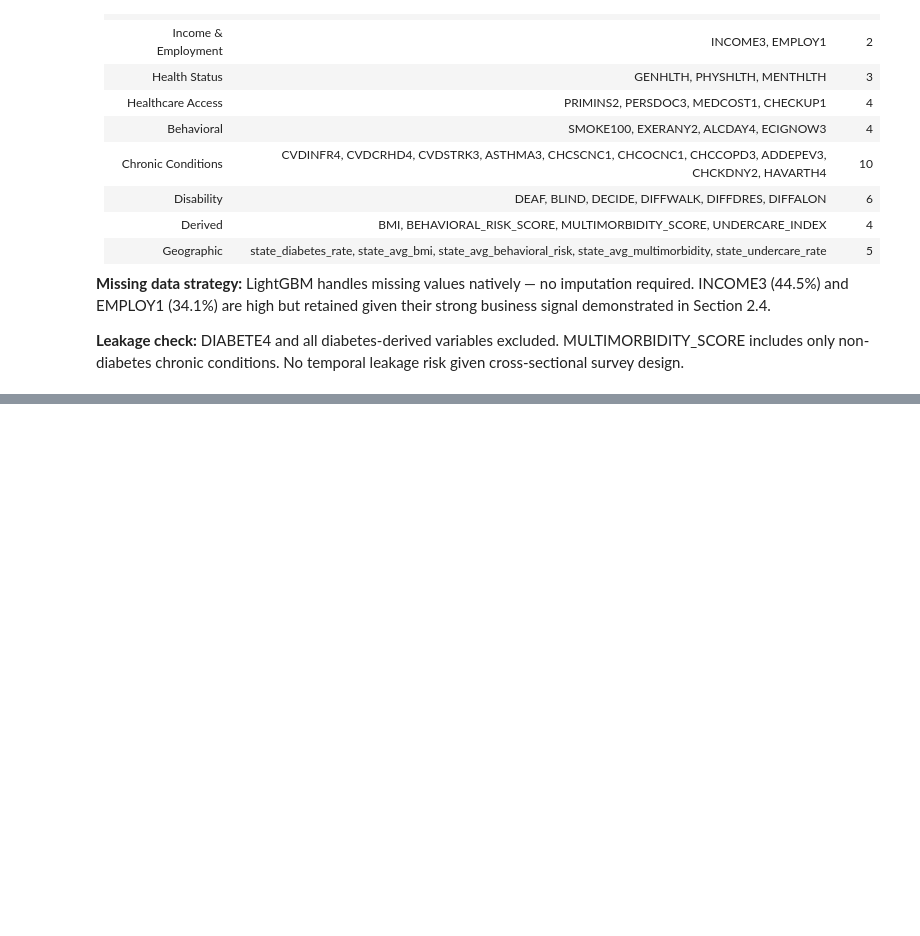
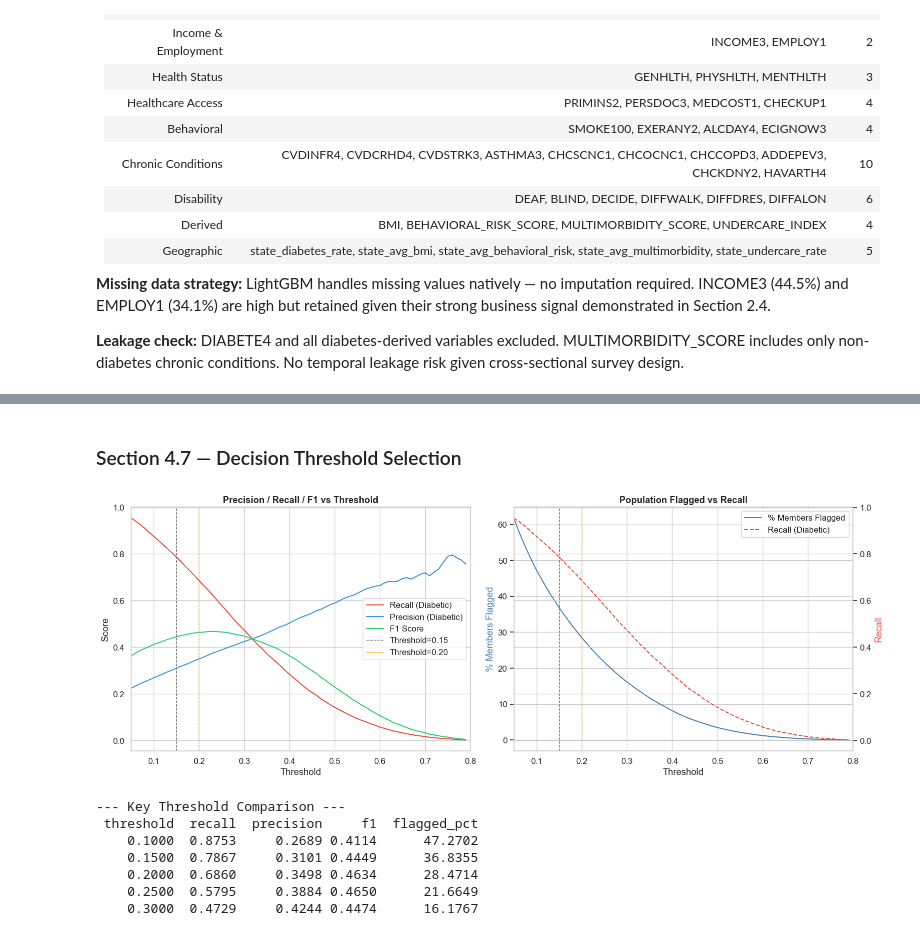
Before and after one commit to ArvindB75/silent-risk-chronic-disease, a Jupyter notebook: notebooks/silent_risk_brfss_2024.ipynb, the cells around one changed output, grey strips where cells are left out. Cells and saved outputs as stored; diff of their text form; code cells hidden in the pictures; blank space fills up the shorter version.

```diff
--- a/notebooks/silent_risk_brfss_2024.ipynb
+++ b/notebooks/silent_risk_brfss_2024.ipynb
@@ -1667,0 +2360,76 @@ dtype: float64
+# %% [markdown]
+### Section 4.7 — Decision Threshold Selection
+# %%
+# --- 4.7 Decision Threshold Selection ---
+
+from sklearn.metrics import recall_score, precision_score, f1_score
+
+thresholds = np.arange(0.05, 0.80, 0.01)
+
+results = []
+for t in thresholds:
+    y_pred_t = (y_pred_proba_final >= t).astype(int)
+    results.append({
+        'threshold': t,
+        'recall': recall_score(y_test, y_pred_t, zero_division=0),
+        'precision': precision_score(y_test, y_pred_t, zero_division=0),
+        'f1': f1_score(y_test, y_pred_t, zero_division=0),
+        'flagged_pct': y_pred_t.mean() * 100
+    })
+
+results_df = pd.DataFrame(results)
+
+# Plot
+fig, axes = plt.subplots(1, 2, figsize=(16, 6))
+
+# Plot 1 — Precision / Recall / F1 vs threshold
+axes[0].plot(results_df['threshold'], results_df['recall'],
+             color='#e74c3c', label='Recall (Diabetic)')
+axes[0].plot(results_df['threshold'], results_df['precision'],
+             color='#3498db', label='Precision (Diabetic)')
+axes[0].plot(results_df['threshold'], results_df['f1'],
+             color='#2ecc71', label='F1 Score')
+axes[0].axvline(0.15, color='gray', linestyle='--', linewidth=1, label='Threshold=0.15')
+axes[0].axvline(0.20, color='orange', linestyle='--', linewidth=1, label='Threshold=0.20')
+axes[0].set_title('Precision / Recall / F1 vs Threshold', fontweight='bold')
+axes[0].set_xlabel('Threshold')
+axes[0].set_ylabel('Score')
+axes[0].legend()
+axes[0].set_xlim(0.05, 0.80)
+
+# Plot 2 — % population flagged vs recall
+axes[1].plot(results_df['threshold'], results_df['flagged_pct'],
+             color='steelblue', label='% Members Flagged')
+ax_right = axes[1].twinx()
+ax_right.plot(results_df['threshold'], results_df['recall'],
+              color='#e74c3c', linestyle='--', label='Recall (Diabetic)')
+axes[1].set_title('Population Flagged vs Recall', fontweight='bold')
+axes[1].set_xlabel('Threshold')
+axes[1].set_ylabel('% Members Flagged', color='steelblue')
+ax_right.set_ylabel('Recall', color='#e74c3c')
+axes[1].axvline(0.15, color='gray', linestyle='--', linewidth=1)
+axes[1].axvline(0.20, color='orange', linestyle='--', linewidth=1)
+axes[1].set_xlim(0.05, 0.80)
+
+lines1, labels1 = axes[1].get_legend_handles_labels()
+lines2, labels2 = ax_right.get_legend_handles_labels()
+axes[1].legend(lines1 + lines2, labels1 + labels2)
+
+plt.tight_layout()
+plt.savefig('/Users/arvind.b/Documents/silent-risk-chronic-disease/reports/figures/threshold_selection.png',
+            dpi=150, facecolor='white')
+plt.show()
+
+# Print key thresholds
+print("--- Key Threshold Comparison ---")
+key = results_df[results_df['threshold'].round(2).isin([0.10, 0.15, 0.20, 0.25, 0.30])]
+print(key.round(4).to_string(index=False))
+# %% [output]
+[figure, added]
+--- Key Threshold Comparison ---
+ threshold  recall  precision     f1  flagged_pct
+    0.1000  0.8753     0.2689 0.4114      47.2702
+    0.1500  0.7867     0.3101 0.4449      36.8355
+    0.2000  0.6860     0.3498 0.4634      28.4714
+    0.2500  0.5795     0.3884 0.4650      21.6649
+    0.3000  0.4729     0.4244 0.4474      16.1767
```
Also changed, not shown: parts of 26 cells of this notebook.
